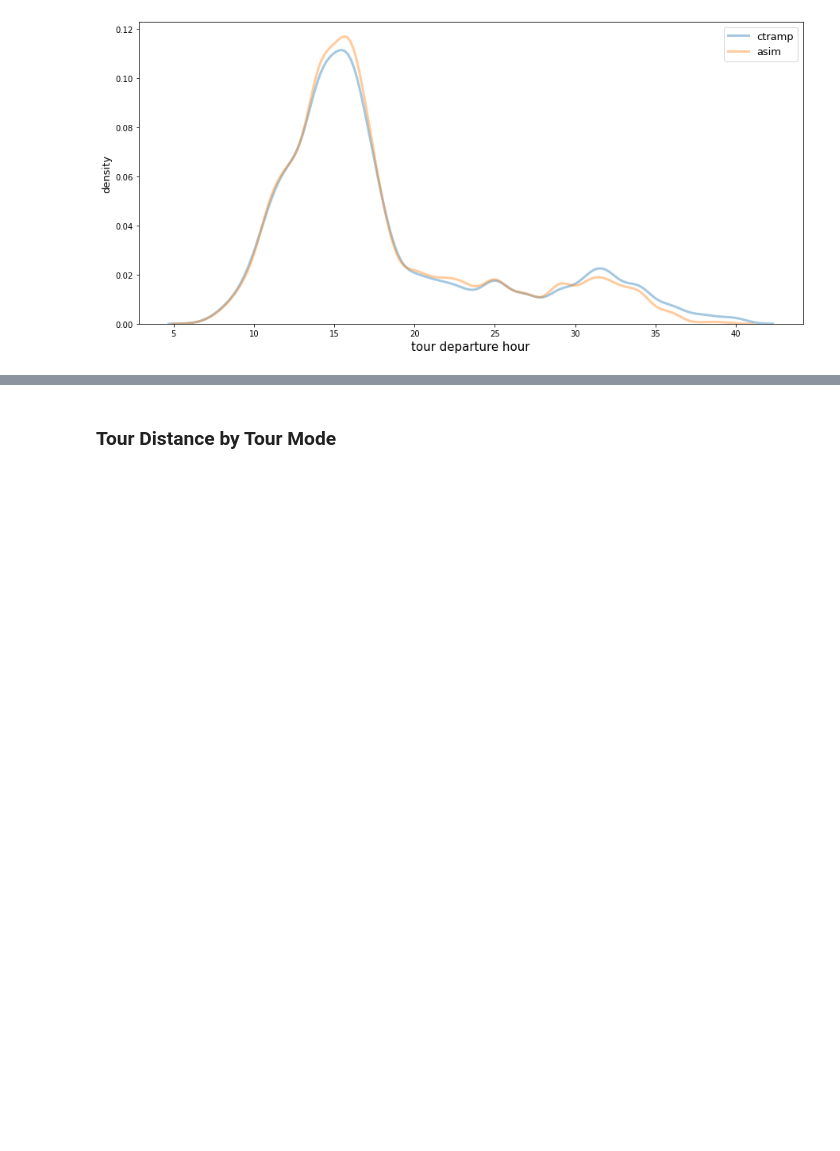
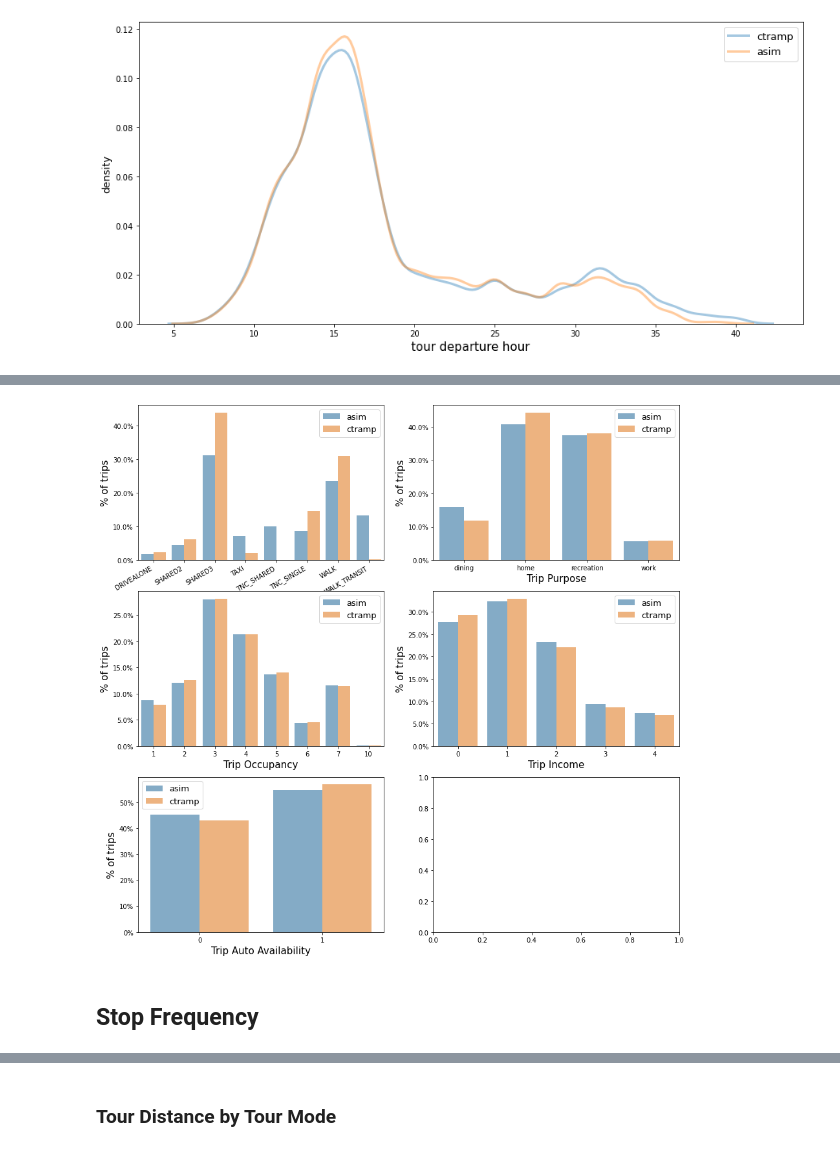
Before and after one commit to SANDAG/ABM, a Jupyter notebook: src/asim/notebooks/visitor/visitor_validation.ipynb, the cells around one changed output, grey strips where cells are left out. Saved outputs shown, nothing was run; the diff lists cells and outputs as text; code cells hidden in the pictures; blank space fills up the shorter version.

```diff
--- a/src/asim/notebooks/visitor/visitor_validation.ipynb
+++ b/src/asim/notebooks/visitor/visitor_validation.ipynb
@@ -218,0 +243,27 @@ plt.xticks(rotation=90);
+# %%
+fig, axes = plt.subplots(3, 2, figsize=(15,15))
+
+trip_plot_dict = {
+    'trip_mode': 'Trip Mode',
+    'trip_purpose': 'Trip Purpose',
+    'trip_occ': 'Trip Occupancy',
+    'trip_inc': 'Trip Income',
+    'trip_auto': 'Trip Auto Availability'
+}
+
+for i, (k, lab) in enumerate(trip_plot_dict.items()):
+    row = i // 2
+    col = i % 2
+    sns.barplot(ax = axes[row, col],
+        data=globals()[k], x=k, y='pct',
+        hue='source', alpha=0.6)
+    axes[row, col].legend(fontsize=13)
+    axes[row, col].set_ylabel('% of trips', fontsize=15)
+    axes[row, col].set_xlabel(lab, fontsize=15)
+    axes[row, col].yaxis.set_major_formatter(mtick.PercentFormatter())
+    if k == 'trip_mode':
+        axes[row, col].set_xticklabels(axes[row, col].get_xticklabels(), rotation=30, ha='right')
+# %% [output]
+[figure, added]
+# %% [markdown]
+## Stop Frequency
```
Also changed, not shown: parts of 106 cells of this notebook.
